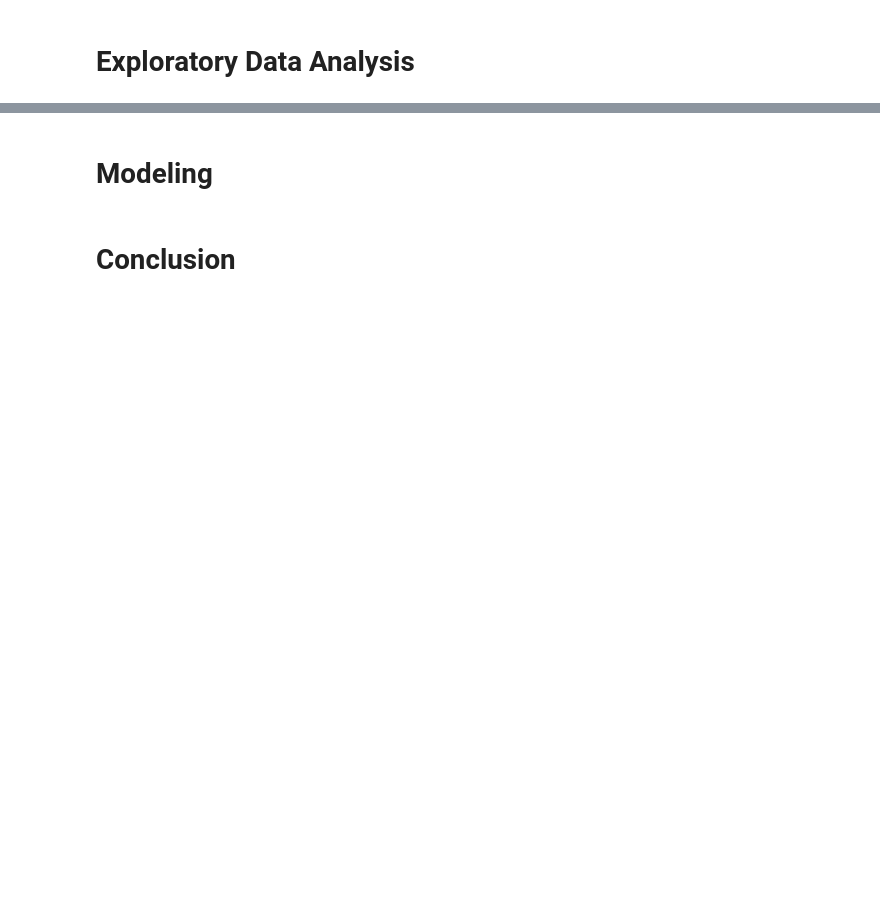
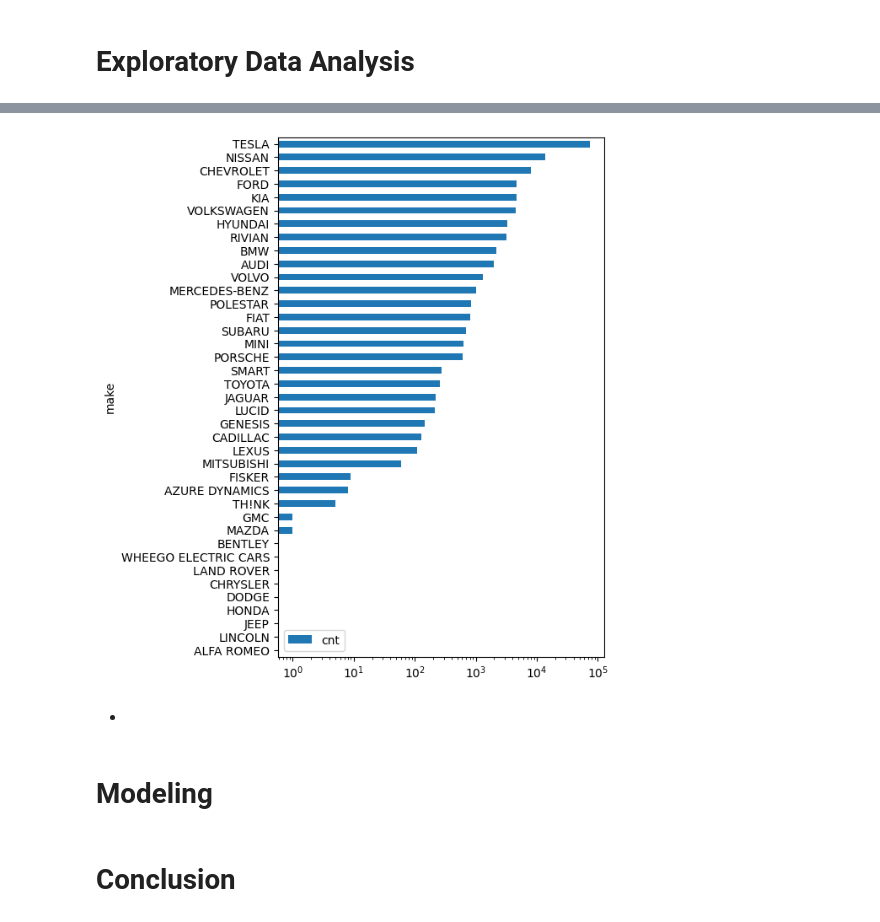
Before and after one commit to Murad1997/DS-Portfolio, a Jupyter notebook: Data_analysis_and_modeling.ipynb, the cells around one changed output, grey strips where cells are left out. Cells and saved outputs as stored; diff of their text form; code cells hidden in the pictures; blank space fills up the shorter version.

```diff
--- a/Data_analysis_and_modeling.ipynb
+++ b/Data_analysis_and_modeling.ipynb
@@ -212,3 +239,21 @@ ax = (df
+# %%
+ev_type_index = 0 # select the ev_type by selecting the ev_type_index here and it will be used in the later part of the notebook.
+ev_type = ['Battery Electric Vehicle (BEV)', 'Plug-in Hybrid Electric Vehicle (PHEV)']
+# %%
+
+top10_ev_type = \
+(df[
+    df['electric_vehicle_type'] == ev_type[ev_type_index]
+    ]
+ .groupby(by = 'make')
+ .agg(cnt = ('model', 'count'))
+ .sort_values(by = 'cnt')
+ .plot(kind = 'barh', figsize = (5, 8), logx = True)
+)
+# %% [output]
+[figure, added]
+# %% [markdown]
+  -
 # %% [markdown]
 # Modeling
 # %% [markdown]
```
Also changed, not shown: parts of 8 cells of this notebook.
